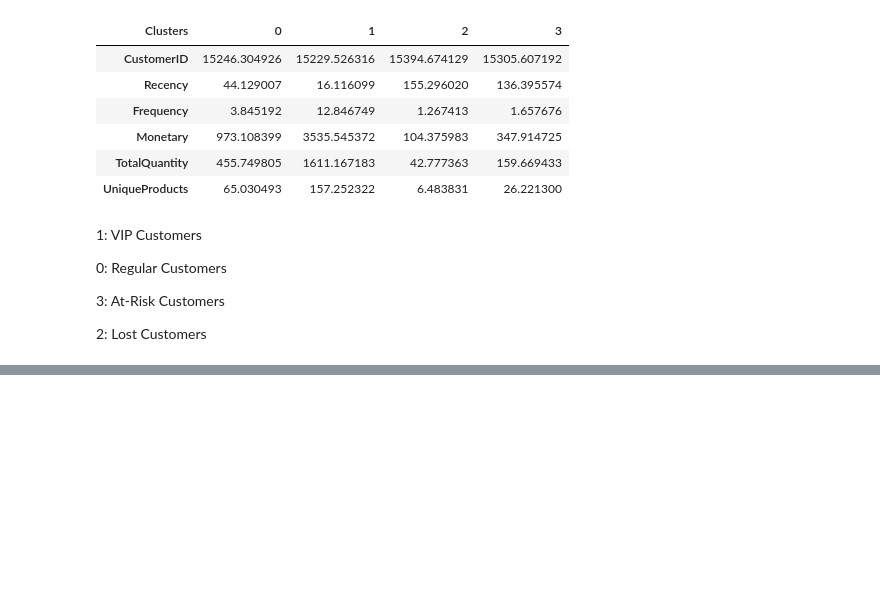
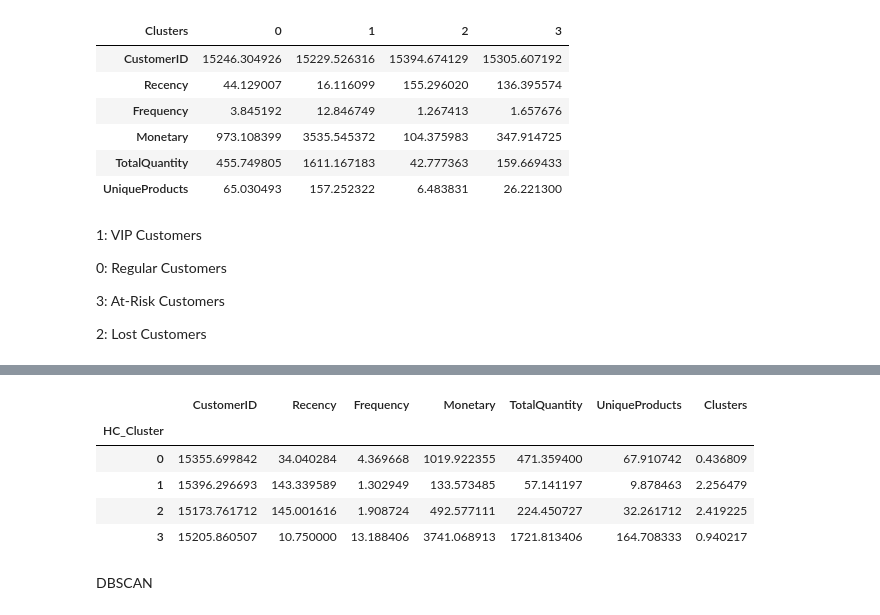
Before and after one commit to Jashan-jj/RFM-model-based-customer-segmentation, a Jupyter notebook: notebook/Customer_segmentation.ipynb, the cells around one changed output, grey strips where cells are left out. Cells and saved outputs as stored; diff of their text form; code cells hidden in the pictures; blank space fills up the shorter version.

```diff
--- a/notebook/Customer_segmentation.ipynb
+++ b/notebook/Customer_segmentation.ipynb
@@ -829,0 +851,11 @@ customer_df.groupby("Clusters").mean().T
+# %%
+customer_df.groupby("HC_Cluster").mean()
+# %% [output]
+|  | CustomerID | Recency | Frequency | Monetary | TotalQuantity | UniqueProducts | Clusters |
+| HC_Cluster |  |  |  |  |  |  |  |
+| 0 | 15355.699842 | 34.040284 | 4.369668 | 1019.922355 | 471.359400 | 67.910742 | 0.436809 |
+| 1 | 15396.296693 | 143.339589 | 1.302949 | 133.573485 | 57.141197 | 9.878463 | 2.256479 |
+| 2 | 15173.761712 | 145.001616 | 1.908724 | 492.577111 | 224.450727 | 32.261712 | 2.419225 |
+| 3 | 15205.860507 | 10.750000 | 13.188406 | 3741.068913 | 1721.813406 | 164.708333 | 0.940217 |
+# %% [markdown]
+DBSCAN
```
Also changed, not shown: parts of 8 cells of this notebook.
